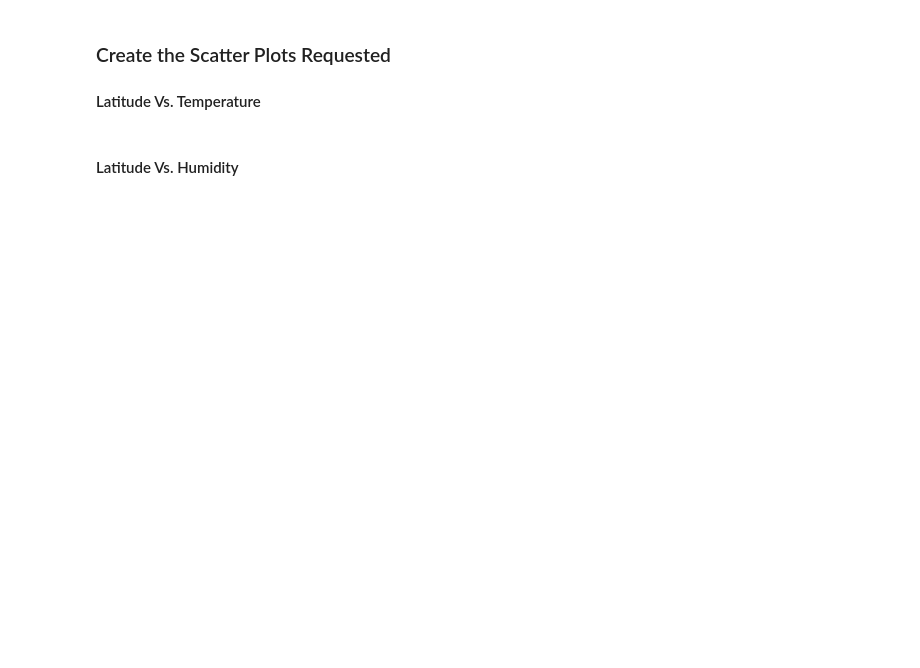
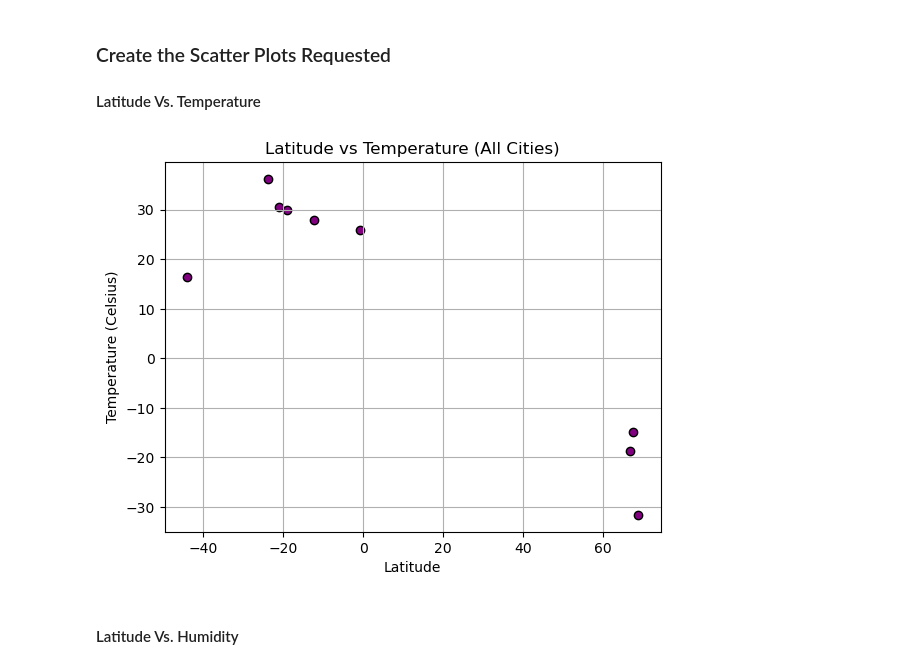
Before and after one commit to amydohlin/python-api-challenge, a Jupyter notebook: starter_code/WeatherPy.ipynb, the cells around one changed output. Saved outputs shown, nothing was run; the diff lists cells and outputs as text; code cells hidden in the pictures; blank space fills up the shorter version.

Commit message:
WeatherPy scatter plots and linear regression/plots

```diff
--- a/starter_code/WeatherPy.ipynb
+++ b/starter_code/WeatherPy.ipynb
@@ -194,6 +203,6 @@ city_data_df.to_csv("output_data/cities.csv", index_label="City_ID")
 # %%
 # Read saved data
-city_data_df = pd.read_csv("output_data/cities.csv", index_col="City_ID")
+city_data_df = pd.read_csv("../output_data/cities.csv", index_col="City_ID")
 
 # Display sample data
-city_data_df.head()
+city_data_df
@@ -203,16 +224,26 @@ city_data_df.head()
 #### Latitude Vs. Temperature
 # %%
 # Build scatter plot for latitude vs. temperature
-# YOUR CODE HERE
+
+# Define the x and y axes and values.
+lat_v_temp_x = city_data_df["Lat"]
+lat_v_temp_y = city_data_df["Max Temp"]
 
 # Incorporate the other graph properties
-# YOUR CODE HERE
+# Axes labels, put grid in background, purple dots
+plt.xlabel("Latitude")
+plt.ylabel("Temperature (Celsius)")
+plt.title("Latitude vs Temperature (All Cities)")
+plt.grid(True)
+plt.scatter(lat_v_temp_x,lat_v_temp_y, color = "purple", edgecolor="black")
 
 # Save the figure
-plt.savefig("output_data/Fig1.png")
+plt.savefig("../output_data/Fig1_LatTemp.png")
 
 # Show plot
 plt.show()
+# %% [output]
+[figure, added]
 # %% [markdown]
 #### Latitude Vs. Humidity
 # %%
```
Also changed, not shown: parts of 30 cells of this notebook, 8 other files.
